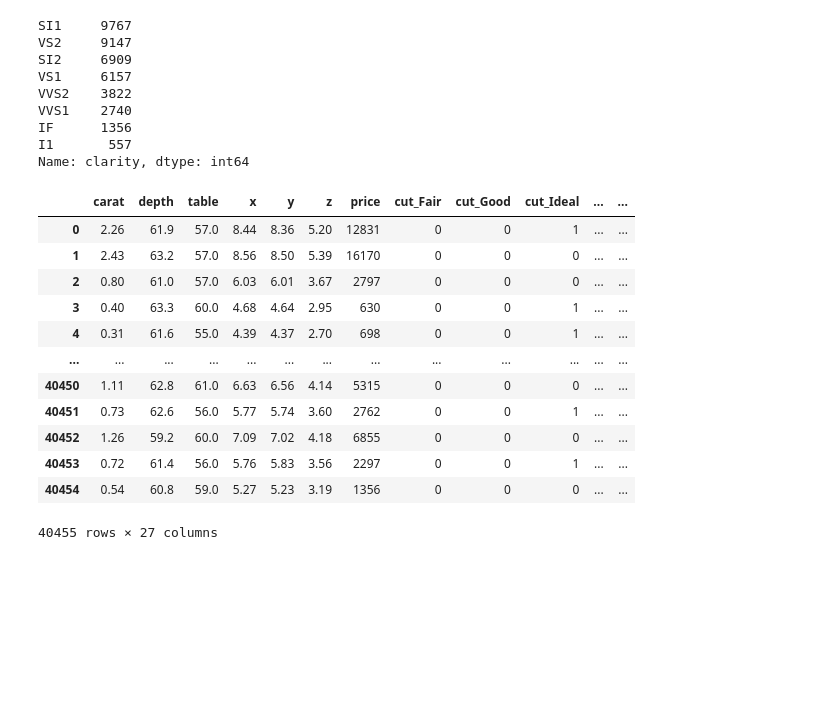
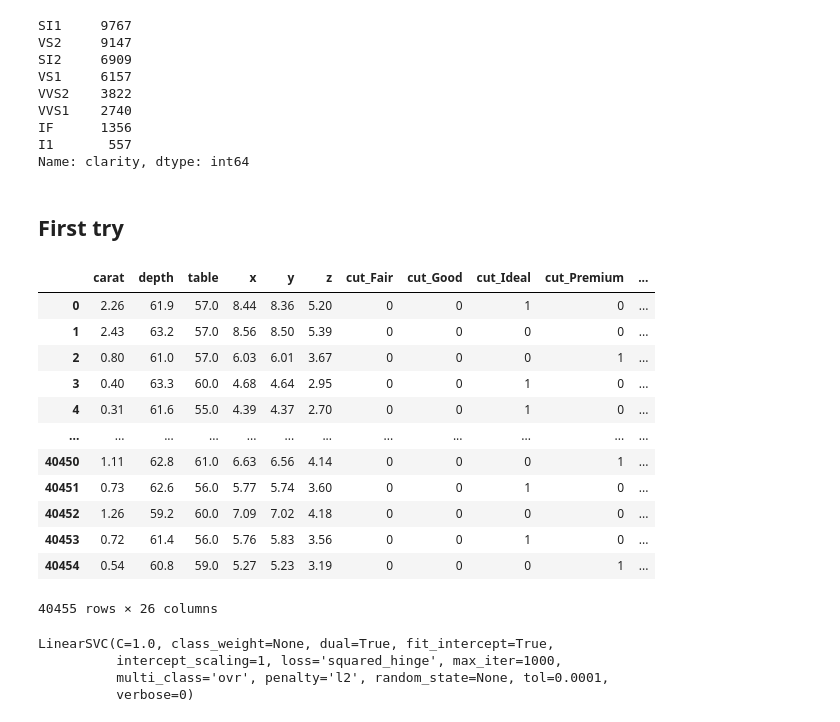
Before and after one commit to jgph91/-Kaggle-competition-Diamonds, a Jupyter notebook: Testing.ipynb, the cells around one changed output. Drawn from its saved outputs; the diff is of its cells as text; code cells hidden in the pictures; blank space fills up the shorter version.

```diff
--- a/Testing.ipynb
+++ b/Testing.ipynb
@@ -113,6 +165,8 @@ VVS1    2740
 IF      1356
 I1       557
 Name: clarity, dtype: int64
+# %% [markdown]
+## First try
 # %%
 steps = [
 
@@ -122,21 +176,22 @@ steps = [
 ]
 
 pipe = make_pipeline(*steps)
+X = data[['carat', 'cut', 'color', 'clarity', 'depth', 'table', 'x', 'y', 'z']]
-# %%
-data_dummied = pd.get_dummies(data)
-data_dummied
-# %% [output]
-|  | carat | depth | table | x | y | z | price | cut_Fair | cut_Good | cut_Ideal | ... | ... |
-| 0 | 2.26 | 61.9 | 57.0 | 8.44 | 8.36 | 5.20 | 12831 | 0 | 0 | 1 | ... | ... |
-| 1 | 2.43 | 63.2 | 57.0 | 8.56 | 8.50 | 5.39 | 16170 | 0 | 0 | 0 | ... | ... |
-| 2 | 0.80 | 61.0 | 57.0 | 6.03 | 6.01 | 3.67 | 2797 | 0 | 0 | 0 | ... | ... |
-| 3 | 0.40 | 63.3 | 60.0 | 4.68 | 4.64 | 2.95 | 630 | 0 | 0 | 1 | ... | ... |
-| 4 | 0.31 | 61.6 | 55.0 | 4.39 | 4.37 | 2.70 | 698 | 0 | 0 | 1 | ... | ... |
-| ... | ... | ... | ... | ... | ... | ... | ... | ... | ... | ... | ... | ... |
-| 40450 | 1.11 | 62.8 | 61.0 | 6.63 | 6.56 | 4.14 | 5315 | 0 | 0 | 0 | ... | ... |
-| 40451 | 0.73 | 62.6 | 56.0 | 5.77 | 5.74 | 3.60 | 2762 | 0 | 0 | 1 | ... | ... |
-| 40452 | 1.26 | 59.2 | 60.0 | 7.09 | 7.02 | 4.18 | 6855 | 0 | 0 | 0 | ... | ... |
-| 40453 | 0.72 | 61.4 | 56.0 | 5.76 | 5.83 | 3.56 | 2297 | 0 | 0 | 1 | ... | ... |
-| 40454 | 0.54 | 60.8 | 59.0 | 5.27 | 5.23 | 3.19 | 1356 | 0 | 0 | 0 | ... | ... |
-40455 rows × 27 columns
+# %%
+X_dummied = pd.get_dummies(X)
+X_dummied
+# %% [output]
+|  | carat | depth | table | x | y | z | cut_Fair | cut_Good | cut_Ideal | cut_Premium | ... |
+| 0 | 2.26 | 61.9 | 57.0 | 8.44 | 8.36 | 5.20 | 0 | 0 | 1 | 0 | ... |
+| 1 | 2.43 | 63.2 | 57.0 | 8.56 | 8.50 | 5.39 | 0 | 0 | 0 | 0 | ... |
+| 2 | 0.80 | 61.0 | 57.0 | 6.03 | 6.01 | 3.67 | 0 | 0 | 0 | 1 | ... |
+| 3 | 0.40 | 63.3 | 60.0 | 4.68 | 4.64 | 2.95 | 0 | 0 | 1 | 0 | ... |
+| 4 | 0.31 | 61.6 | 55.0 | 4.39 | 4.37 | 2.70 | 0 | 0 | 1 | 0 | ... |
+| ... | ... | ... | ... | ... | ... | ... | ... | ... | ... | ... | ... |
+| 40450 | 1.11 | 62.8 | 61.0 | 6.63 | 6.56 | 4.14 | 0 | 0 | 0 | 1 | ... |
+| 40451 | 0.73 | 62.6 | 56.0 | 5.77 | 5.74 | 3.60 | 0 | 0 | 1 | 0 | ... |
+| 40452 | 1.26 | 59.2 | 60.0 | 7.09 | 7.02 | 4.18 | 0 | 0 | 0 | 0 | ... |
+| 40453 | 0.72 | 61.4 | 56.0 | 5.76 | 5.83 | 3.56 | 0 | 0 | 1 | 0 | ... |
+| 40454 | 0.54 | 60.8 | 59.0 | 5.27 | 5.23 | 3.19 | 0 | 0 | 0 | 1 | ... |
+40455 rows × 26 columns
 # %%
@@ -146,0 +206,8 @@ y = data_
+# %%
+model = LinearSVC()
+model.fit(X_train, y_train)
+# %% [output]
+LinearSVC(C=1.0, class_weight=None, dual=True, fit_intercept=True,
+          intercept_scaling=1, loss='squared_hinge', max_iter=1000,
+          multi_class='ovr', penalty='l2', random_state=None, tol=0.0001,
+          verbose=0)
```
Also changed, not shown: parts of 17 cells of this notebook, 12 other files.
